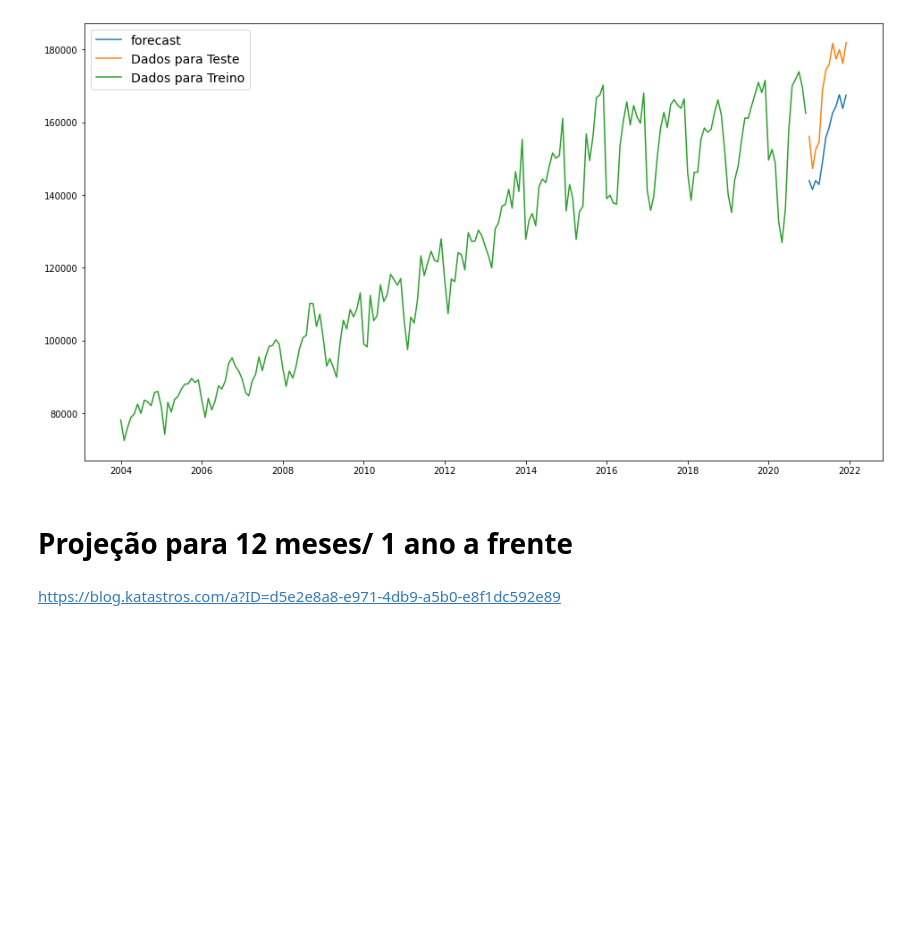
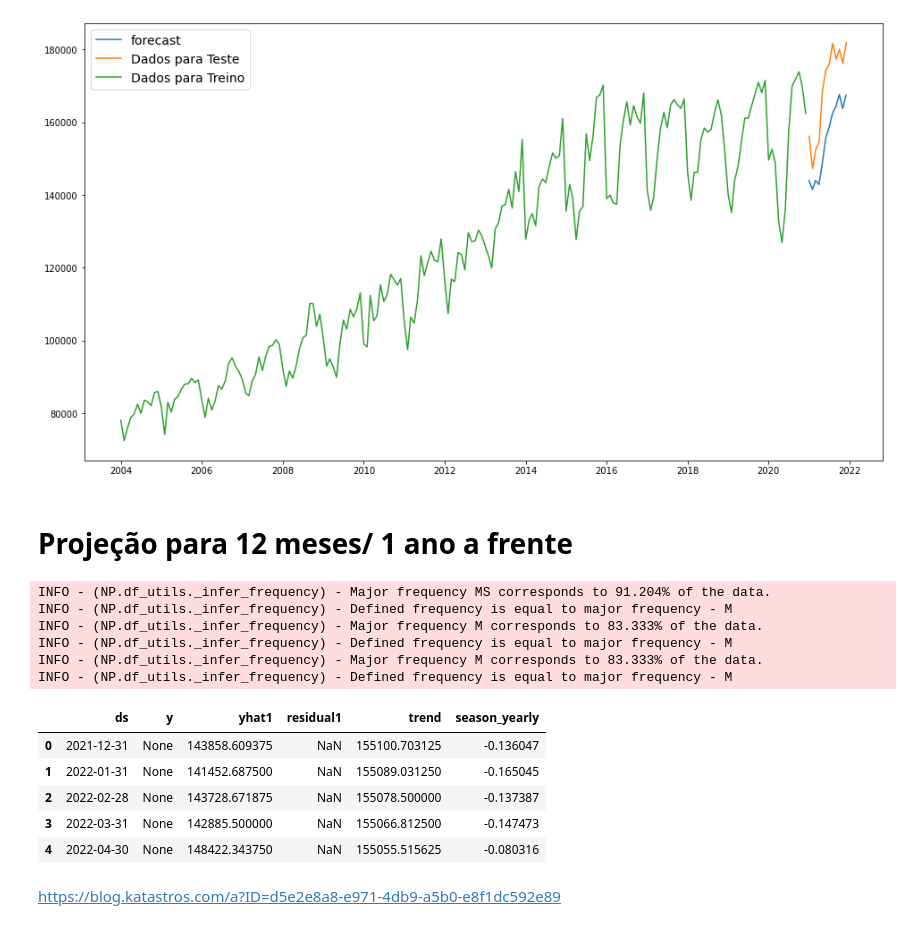
Before and after one commit to nicolycosta/RedesNeurais-SeriesTemporais, a Jupyter notebook: RNIPCA.ipynb, the cells around one changed output. Drawn from its saved outputs; the diff is of its cells as text; code cells hidden in the pictures; blank space fills up the shorter version.

```diff
--- a/RNIPCA.ipynb
+++ b/RNIPCA.ipynb
@@ -240,5 +240,22 @@ plt.show()
 [figure]
 # %% [markdown]
 # **Projeção para 12 meses/ 1 ano a frente**
+# %%
+predição = modelmul.make_future_dataframe(serieNova, periods = 12)
+prediçãofinal = modelmul.predict(predição)
+prediçãofinal.head()
+# %% [output]
+INFO - (NP.df_utils._infer_frequency) - Major frequency MS corresponds to 91.204% of the data.
+INFO - (NP.df_utils._infer_frequency) - Defined frequency is equal to major frequency - M
+INFO - (NP.df_utils._infer_frequency) - Major frequency M corresponds to 83.333% of the data.
+INFO - (NP.df_utils._infer_frequency) - Defined frequency is equal to major frequency - M
+INFO - (NP.df_utils._infer_frequency) - Major frequency M corresponds to 83.333% of the data.
+INFO - (NP.df_utils._infer_frequency) - Defined frequency is equal to major frequency - M
+|  | ds | y | yhat1 | residual1 | trend | season_yearly |
+| 0 | 2021-12-31 | None | 143858.609375 | NaN | 155100.703125 | -0.136047 |
+| 1 | 2022-01-31 | None | 141452.687500 | NaN | 155089.031250 | -0.165045 |
+| 2 | 2022-02-28 | None | 143728.671875 | NaN | 155078.500000 | -0.137387 |
+| 3 | 2022-03-31 | None | 142885.500000 | NaN | 155066.812500 | -0.147473 |
+| 4 | 2022-04-30 | None | 148422.343750 | NaN | 155055.515625 | -0.080316 |
 # %% [markdown]
 https://blog.katastros.com/a?ID=d5e2e8a8-e971-4db9-a5b0-e8f1dc592e89
```
